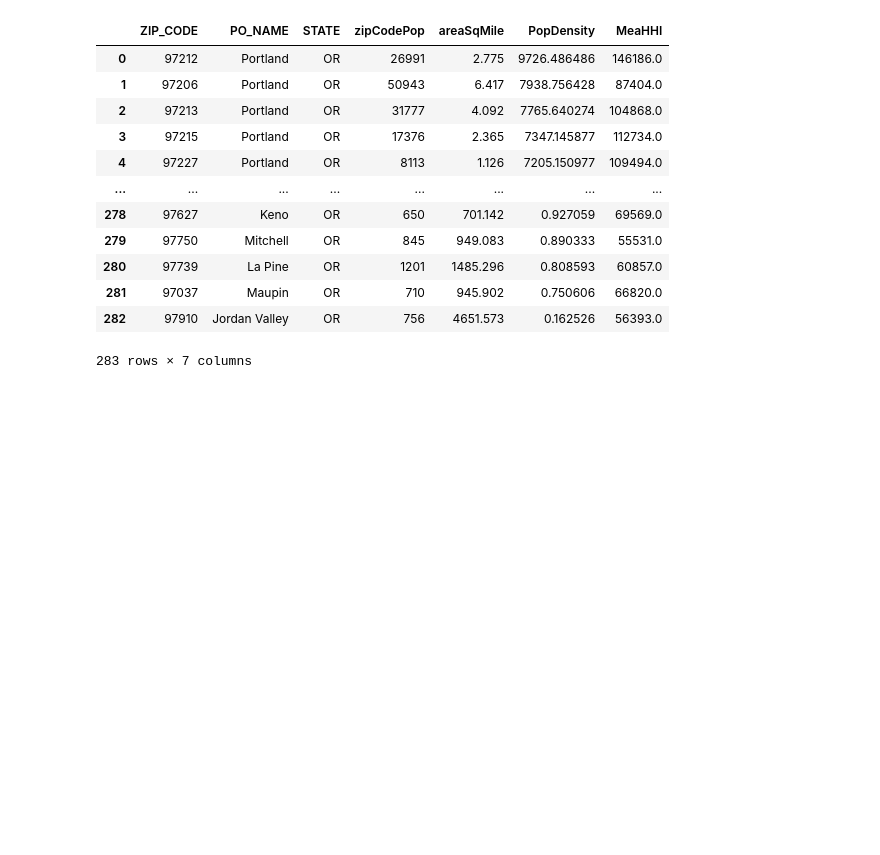
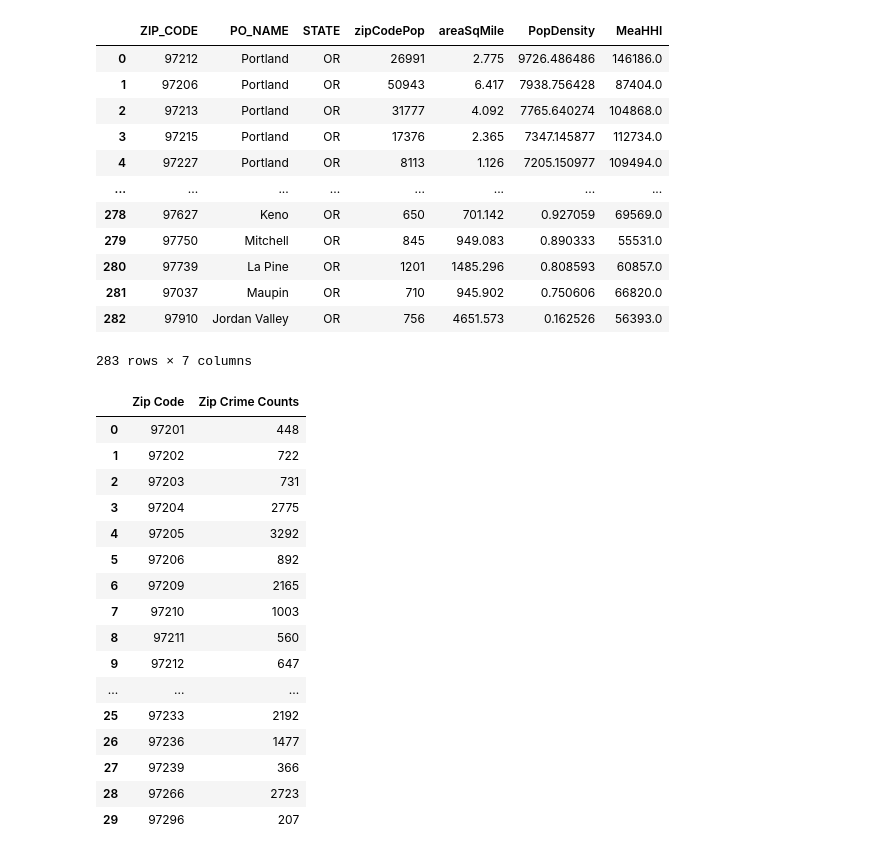
Before and after one commit to chrissnead/Home_Value_Analysis, a Jupyter notebook: Portland_House_Sales.ipynb, the cells around one changed output. Drawn from its saved outputs; the diff is of its cells as text; code cells hidden in the pictures; blank space fills up the shorter version.

```diff
--- a/Portland_House_Sales.ipynb
+++ b/Portland_House_Sales.ipynb
@@ -230,6 +231,27 @@ income_df
 | 281 | 97037 | Maupin | OR | 710 | 945.902 | 0.750606 | 66820.0 |
 | 282 | 97910 | Jordan Valley | OR | 756 | 4651.573 | 0.162526 | 56393.0 |
 283 rows × 7 columns
+# %%
+crime_df = crime_df.rename(columns={'Zip':'Zip Code'})
+crime_df
+# %% [output]
+|  | Zip Code | Zip Crime Counts |
+| 0 | 97201 | 448 |
+| 1 | 97202 | 722 |
+| 2 | 97203 | 731 |
+| 3 | 97204 | 2775 |
+| 4 | 97205 | 3292 |
+| 5 | 97206 | 892 |
+| 6 | 97209 | 2165 |
+| 7 | 97210 | 1003 |
+| 8 | 97211 | 560 |
+| 9 | 97212 | 647 |
+| ... | ... | ... |
+| 25 | 97233 | 2192 |
+| 26 | 97236 | 1477 |
+| 27 | 97239 | 366 |
+| 28 | 97266 | 2723 |
+| 29 | 97296 | 207 |
 # %%
 # Drop unneccesary columns
 income_df.drop(income_df.columns[[1, 2]], axis=1, inplace=True)
```
Also changed, not shown: parts of 5 cells of this notebook, 11 other files.
